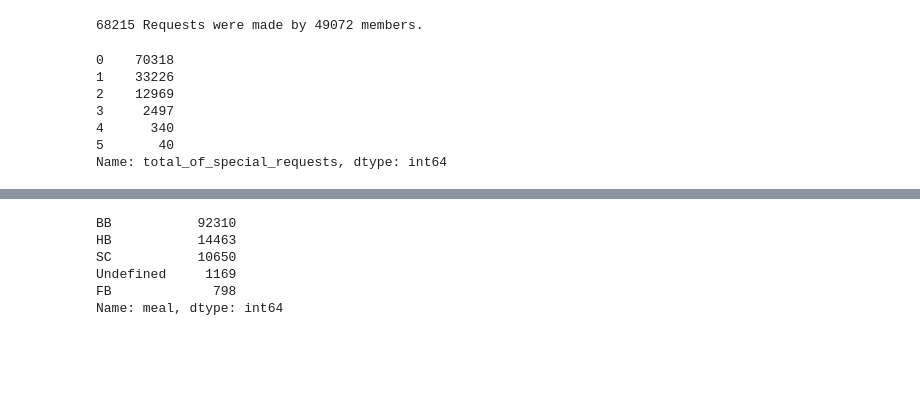
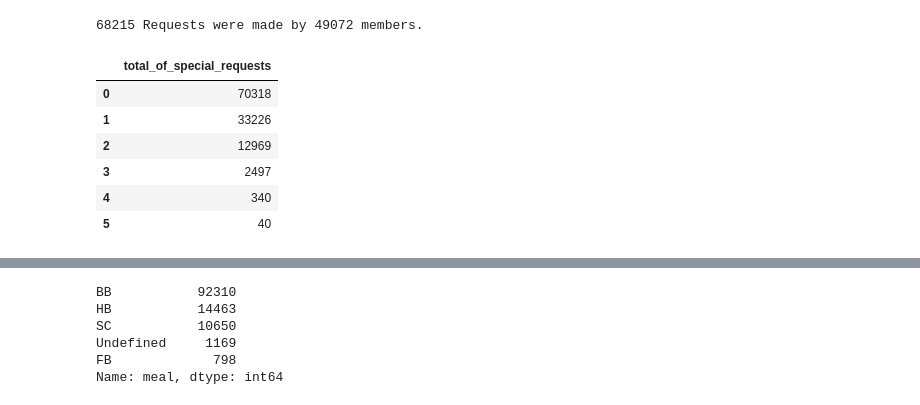
Before and after one commit to puttadharani/Data-surfers, a Jupyter notebook: 1st_project.ipynb, the cells around one changed output, grey strips where cells are left out. Drawn from its saved outputs; the diff is of its cells as text; code cells hidden in the pictures; blank space fills up the shorter version.

```diff
--- a/1st_project.ipynb
+++ b/1st_project.ipynb
@@ -629,13 +629,14 @@ special_requests
 print(df['total_of_special_requests'].sum() ,'Requests were made by',special_requests.index.size,'members.')
 # %% [output]
 68215 Requests were made by 49072 members.
-# %%
-df['total_of_special_requests'].value_counts()
-# %% [output]
-0    70318
-1    33226
-2    12969
-3     2497
-4      340
-5       40
-Name: total_of_special_requests, dtype: int64
+# %%
+guests_requests=pd.DataFrame(df['total_of_special_requests'].value_counts())
+guests_requests
+# %% [output]
+|  | total_of_special_requests |
+| 0 | 70318 |
+| 1 | 33226 |
+| 2 | 12969 |
+| 3 | 2497 |
+| 4 | 340 |
+| 5 | 40 |
```
Also changed, not shown: parts of 2 cells of this notebook.
